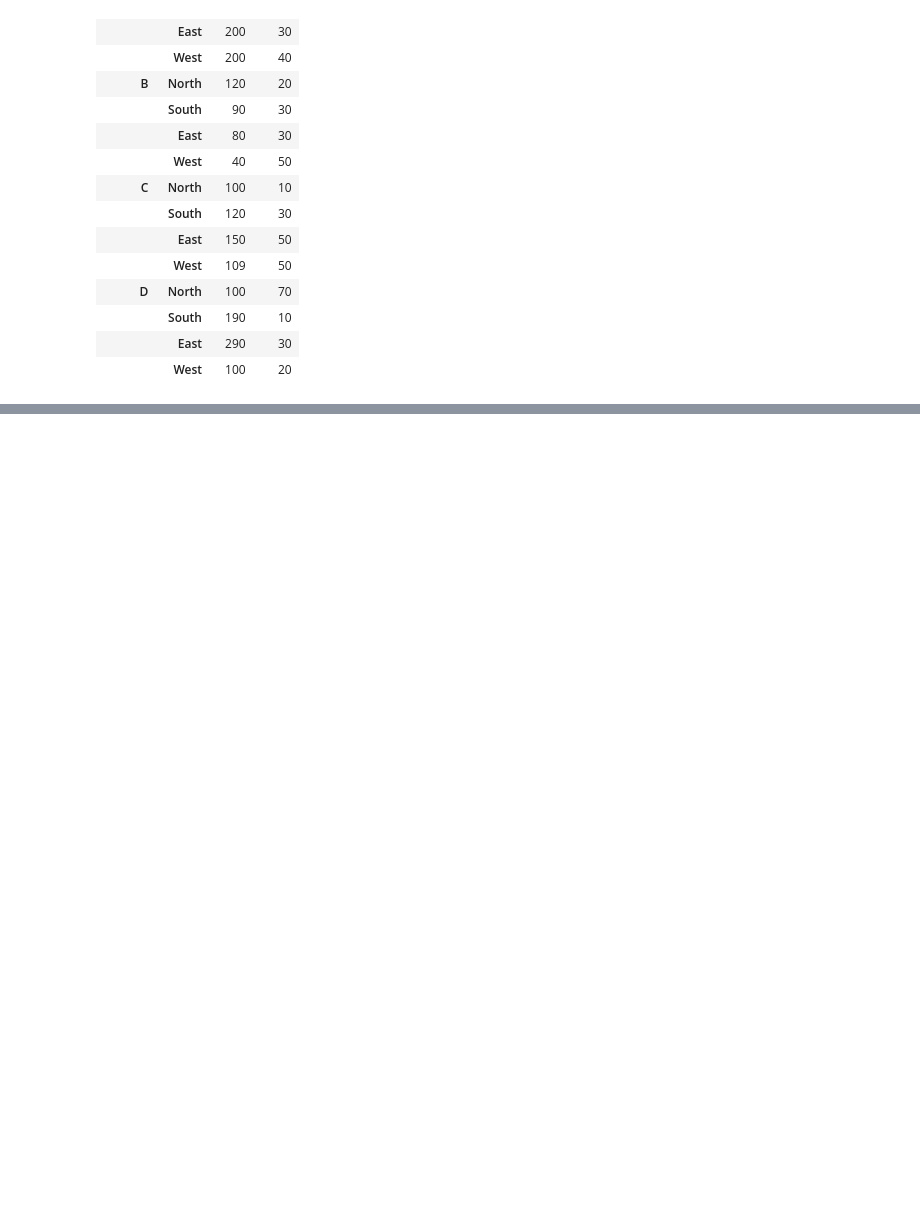
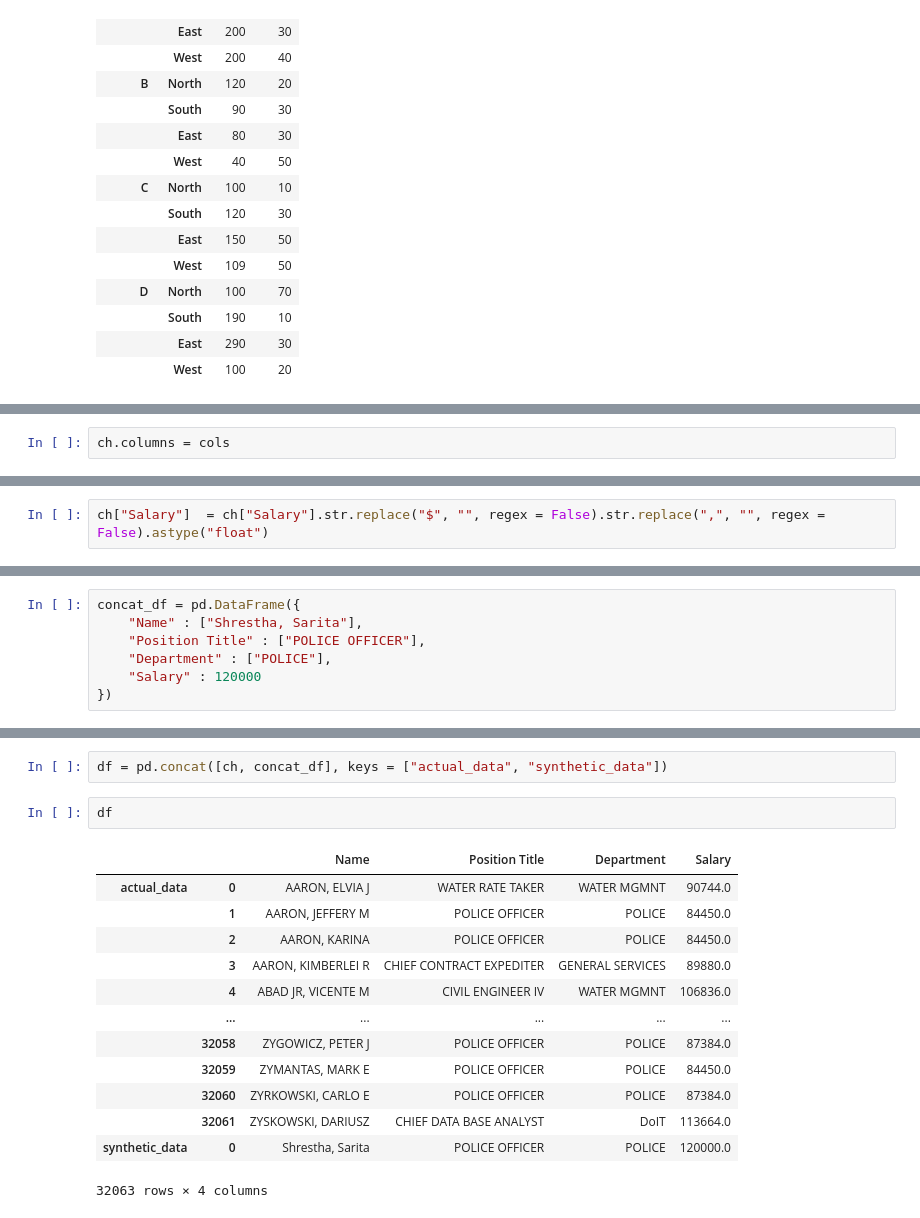
Before and after one commit to sthasarita/Pandas, a Jupyter notebook: Untitled4.ipynb, the cells around one changed output, grey strips where cells are left out. Cells and saved outputs as stored; diff of their text form; blank space fills up the shorter version.

```diff
--- a/Untitled4.ipynb
+++ b/Untitled4.ipynb
@@ -696,0 +716,2 @@ mindex_df
+# %%
+ch.columns = cols
@@ -696,0 +726,2 @@ mindex_df
+# %%
+ch["Salary"]  = ch["Salary"].str.replace("$", "", regex = False).str.replace(",", "", regex = False).astype("float")
@@ -696,0 +1537,7 @@ mindex_df
+# %%
+concat_df = pd.DataFrame({
+    "Name" : ["Shrestha, Sarita"],
+    "Position Title" : ["POLICE OFFICER"],
+    "Department" : ["POLICE"],
+    "Salary" : 120000
+})
@@ -696,0 +1609,18 @@ mindex_df
+# %%
+df = pd.concat([ch, concat_df], keys = ["actual_data", "synthetic_data"])
+# %%
+df
+# %% [output]
+|  |  | Name | Position Title | Department | Salary |
+| actual_data | 0 | AARON, ELVIA J | WATER RATE TAKER | WATER MGMNT | 90744.0 |
+|  | 1 | AARON, JEFFERY M | POLICE OFFICER | POLICE | 84450.0 |
+|  | 2 | AARON, KARINA | POLICE OFFICER | POLICE | 84450.0 |
+|  | 3 | AARON, KIMBERLEI R | CHIEF CONTRACT EXPEDITER | GENERAL SERVICES | 89880.0 |
+|  | 4 | ABAD JR, VICENTE M | CIVIL ENGINEER IV | WATER MGMNT | 106836.0 |
+|  | ... | ... | ... | ... | ... |
+|  | 32058 | ZYGOWICZ, PETER J | POLICE OFFICER | POLICE | 87384.0 |
+|  | 32059 | ZYMANTAS, MARK E | POLICE OFFICER | POLICE | 84450.0 |
+|  | 32060 | ZYRKOWSKI, CARLO E | POLICE OFFICER | POLICE | 87384.0 |
+|  | 32061 | ZYSKOWSKI, DARIUSZ | CHIEF DATA BASE ANALYST | DoIT | 113664.0 |
+| synthetic_data | 0 | Shrestha, Sarita | POLICE OFFICER | POLICE | 120000.0 |
+32063 rows × 4 columns
```
Also changed, not shown: parts of 114 cells of this notebook, 1 other file.
